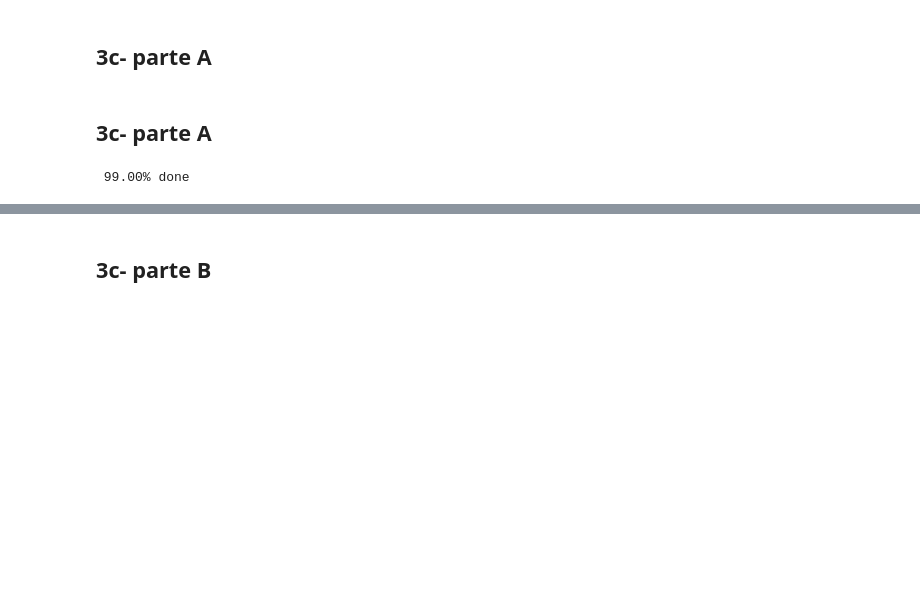
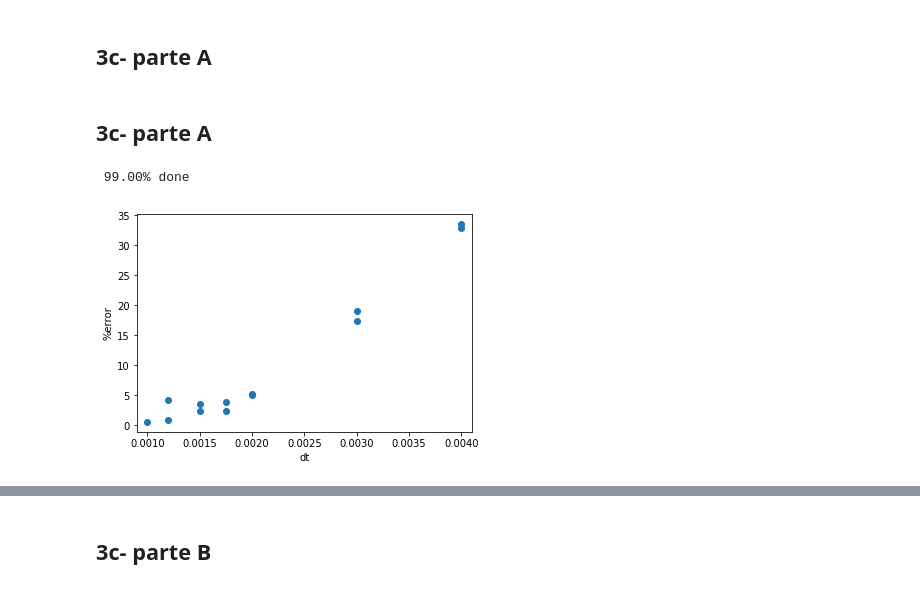
Before and after one commit to mneira10/sistemsBio, a Jupyter notebook: tarea3/punto3.ipynb, the cells around one changed output, grey strips where cells are left out. Drawn from its saved outputs; the diff is of its cells as text; code cells hidden in the pictures; blank space fills up the shorter version.

```diff
--- a/tarea3/punto3.ipynb
+++ b/tarea3/punto3.ipynb
@@ -162,7 +162,6 @@ gp = 1/30
 kr=1
 kp=gp*1e4/5
 # dt = 0.001
-dt = 0.003
 # %%
 def oneRun():
     t = [0]
@@ -191,20 +190,34 @@ def oneRun():
 
         t.append(t[-1]+dt)
     return t,p,r
+# %%
+dts = []
+errors = []
 # %%
-
+dt = 0.004
 iterations = 100
 ps = []
 rs = []
 ts = []
 for i in range(iterations):
     print('\r', '{:.2f}% done'.format(i*100/iterations), end='')
     t,p,r = oneRun()
     ts.append(t)
     rs.append(r)
     ps.append(p)
+
+dts.append(dt)
+errors.append(abs(np.mean(ps,axis=0)[-1]-1e4)*100/1e4)
+
+fig = plt.figure(figsize=(6,4))
+plt.scatter(dts,errors)
+plt.xlim(min(dts)-0.0001,max(dts)+0.0001)
+plt.xlabel('dt')
+plt.ylabel('%error')
+plt.savefig('3c1.png')
 # %% [output]
  99.00% done
+[figure, added]
 # %%
 print(abs(np.mean(ps,axis=0)[-1]-1e4)*100/1e4)
 
```
Also changed, not shown: parts of 15 cells of this notebook, 14 other files.
